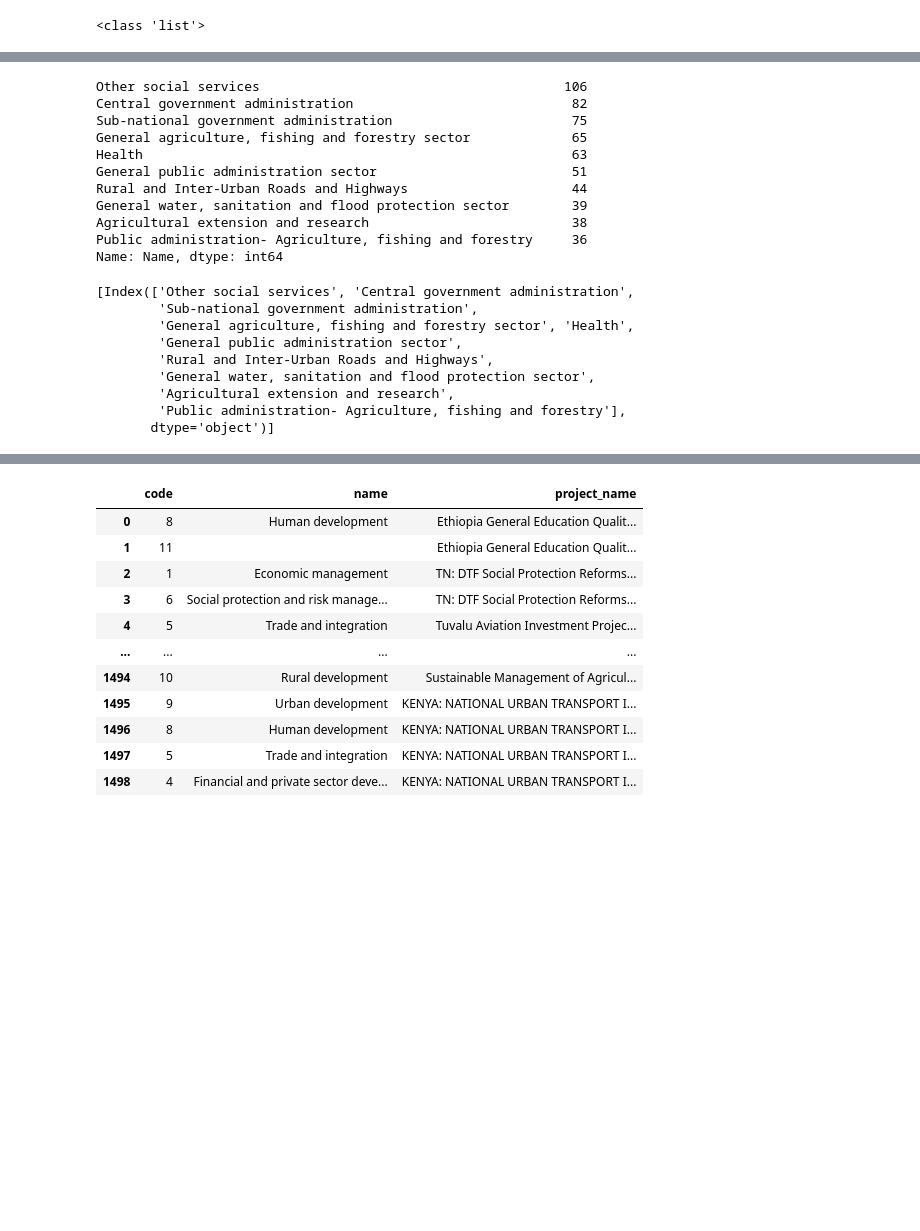
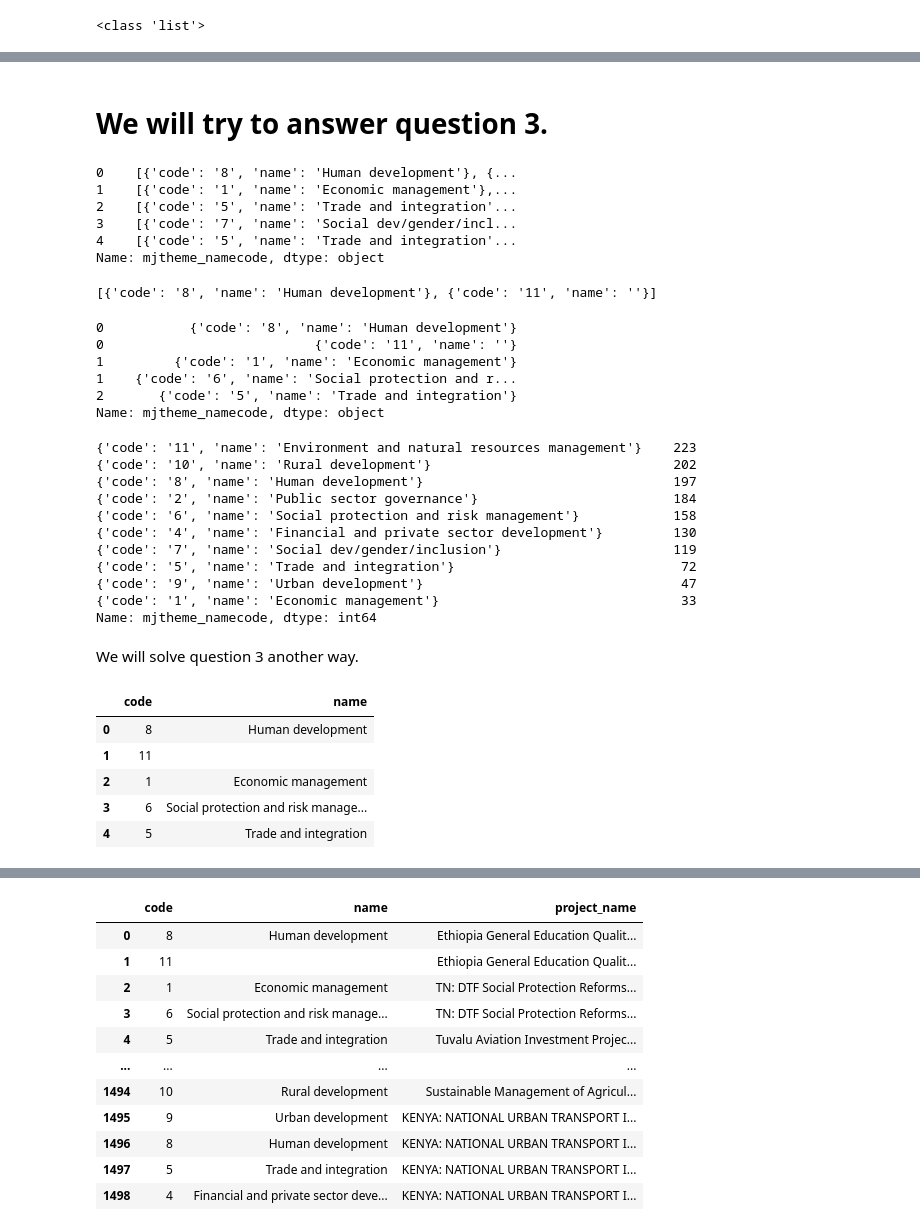
Before and after one commit to ryan-ferns/DS_auticon_week_2, a Jupyter notebook: JSON_exercise.ipynb, the cells around one changed output, grey strips where cells are left out. Cells and saved outputs as stored; diff of their text form; code cells hidden in the pictures; blank space fills up the shorter version.

```diff
--- a/JSON_exercise.ipynb
+++ b/JSON_exercise.ipynb
@@ -129,28 +108,51 @@ Name: Name, Length: 71, dtype: int64
+# %% [markdown]
+# We will try to answer question 3.
+# %%
+df['mjtheme_namecode'].head()
+# %% [output]
+0    [{'code': '8', 'name': 'Human development'}, {...
+1    [{'code': '1', 'name': 'Economic management'},...
+2    [{'code': '5', 'name': 'Trade and integration'...
+3    [{'code': '7', 'name': 'Social dev/gender/incl...
+4    [{'code': '5', 'name': 'Trade and integration'...
+Name: mjtheme_namecode, dtype: object
+# %%
+df['mjtheme_namecode'].iloc[0]
+# %% [output]
+[{'code': '8', 'name': 'Human development'}, {'code': '11', 'name': ''}]
+# %%
+df_mjtheme_namecode = df['mjtheme_namecode'].explode()
+df_mjtheme_namecode.head(5)
+# %% [output]
+0           {'code': '8', 'name': 'Human development'}
+0                           {'code': '11', 'name': ''}
+1         {'code': '1', 'name': 'Economic management'}
+1    {'code': '6', 'name': 'Social protection and r...
+2       {'code': '5', 'name': 'Trade and integration'}
+Name: mjtheme_namecode, dtype: object
 # %%
-s4 = df2["Name"].value_counts()
-s4.head(10)
+df_mjtheme_namecode.value_counts().head(10)
 # %% [output]
-Other social services                                       106
-Central government administration                            82
-Sub-national government administration                       75
-General agriculture, fishing and forestry sector             65
-Health                                                       63
-General public administration sector                         51
-Rural and Inter-Urban Roads and Highways                     44
-General water, sanitation and flood protection sector        39
-Agricultural extension and research                          38
-Public administration- Agriculture, fishing and forestry     36
-Name: Name, dtype: int64
+{'code': '11', 'name': 'Environment and natural resources management'}    223
+{'code': '10', 'name': 'Rural development'}                               202
+{'code': '8', 'name': 'Human development'}                                197
+{'code': '2', 'name': 'Public sector governance'}                         184
+{'code': '6', 'name': 'Social protection and risk management'}            158
+{'code': '4', 'name': 'Financial and private sector development'}         130
+{'code': '7', 'name': 'Social dev/gender/inclusion'}                      119
+{'code': '5', 'name': 'Trade and integration'}                             72
+{'code': '9', 'name': 'Urban development'}                                 47
+{'code': '1', 'name': 'Economic management'}                               33
+Name: mjtheme_namecode, dtype: int64
-# %%
-s5 = s4.head(10)
-s5.axes # This is the answer to 2).
-# %% [output]
-[Index(['Other social services', 'Central government administration',
-        'Sub-national government administration',
-        'General agriculture, fishing and forestry sector', 'Health',
-        'General public administration sector',
-        'Rural and Inter-Urban Roads and Highways',
-        'General water, sanitation and flood protection sector',
-        'Agricultural extension and research',
-        'Public administration- Agriculture, fishing and forestry'],
-       dtype='object')]
+# %% [markdown]
+We will solve question 3 another way.
+# %%
+df_2 = pd.json_normalize(world_bank_projects_json, record_path = "mjtheme_namecode")
+df_2.head()
+# %% [output]
+|  | code | name |
+| 0 | 8 | Human development |
+| 1 | 11 |  |
+| 2 | 1 | Economic management |
+| 3 | 6 | Social protection and risk manage... |
+| 4 | 5 | Trade and integration |
```
Also changed, not shown: parts of 17 cells of this notebook.
